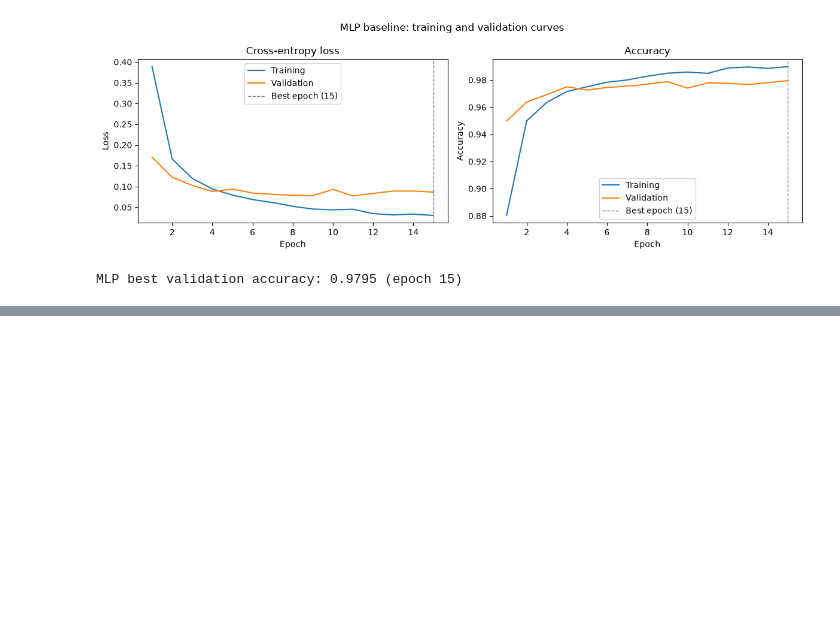
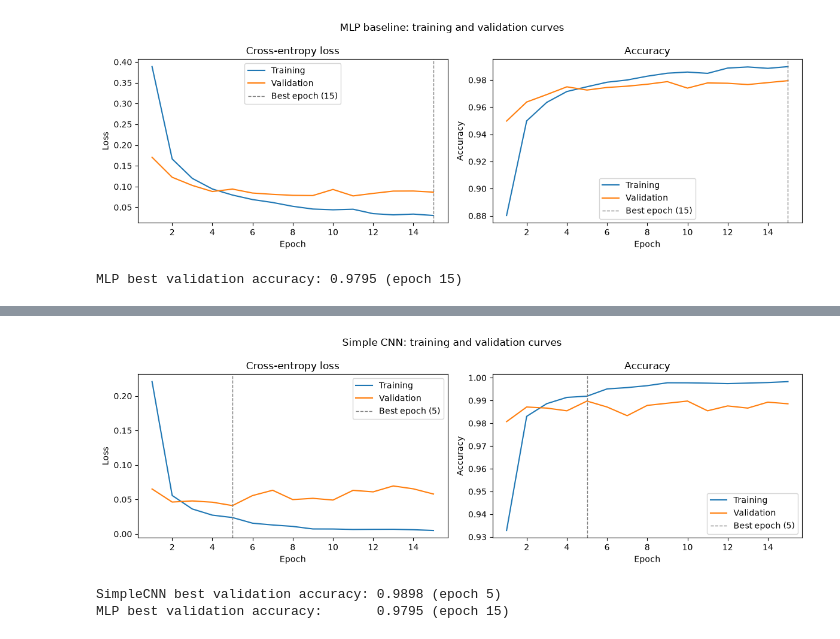
Before and after one commit to estellearnander/digit-recognizer, a Jupyter notebook: notebooks/digit_recognizer.ipynb, the cells around one changed output, grey strips where cells are left out. Saved outputs shown, nothing was run; the diff lists cells and outputs as text; code cells hidden in the pictures; blank space fills up the shorter version.

Commit message:
Simple CNN with shape trace and comparison

```diff
--- a/notebooks/digit_recognizer.ipynb
+++ b/notebooks/digit_recognizer.ipynb
@@ -227,0 +259,11 @@ MLP best validation accuracy: 0.9795 (epoch 15)
+# %%
+from digit_recognizer import SimpleCNN
+
+set_seed(SEED)
+cnn = SimpleCNN()
+
+x = images[:4].cpu()
+print(f"{'Input':45s} {tuple(x.shape)}")
+for layer in list(cnn.features) + list(cnn.classifier):
+    x = layer(x)
+    print(f"{str(layer):45.45s} {tuple(x.shape)}")
@@ -227,0 +292,4 @@ MLP best validation accuracy: 0.9795 (epoch 15)
+# %%
+set_seed(SEED)
+cnn_history = fit(cnn, train_loader, val_loader, epochs=EPOCHS, device=device, lr=1e-3)
+results["SimpleCNN"] = {"history": cnn_history, "params": count_parameters(cnn)}
@@ -227,0 +313,9 @@ MLP best validation accuracy: 0.9795 (epoch 15)
+# %%
+plot_history(cnn_history, "Simple CNN: training and validation curves",
+             save_path=results_dir / "simple_cnn_curves.png")
+print(f"SimpleCNN best validation accuracy: {cnn_history['best_val_acc']:.4f} (epoch {cnn_history['best_epoch']})")
+print(f"MLP best validation accuracy:       {mlp_history['best_val_acc']:.4f} (epoch {mlp_history['best_epoch']})")
+# %% [output]
+[figure, added]
+SimpleCNN best validation accuracy: 0.9898 (epoch 5)
+MLP best validation accuracy:       0.9795 (epoch 15)
```
Also changed, not shown: parts of 6 cells of this notebook, 3 other files.
